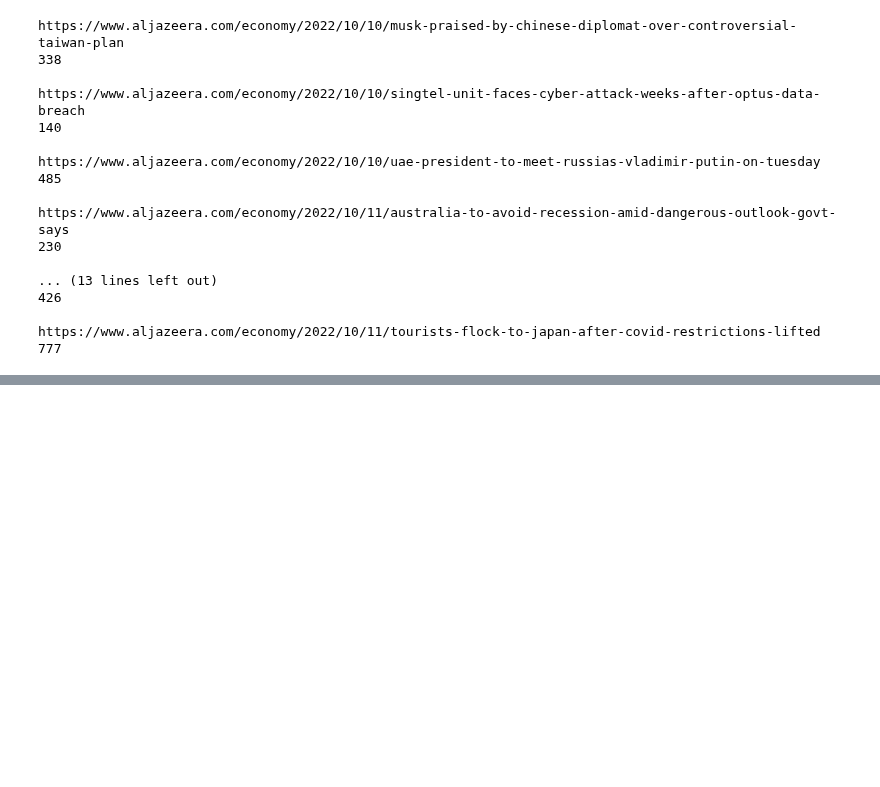
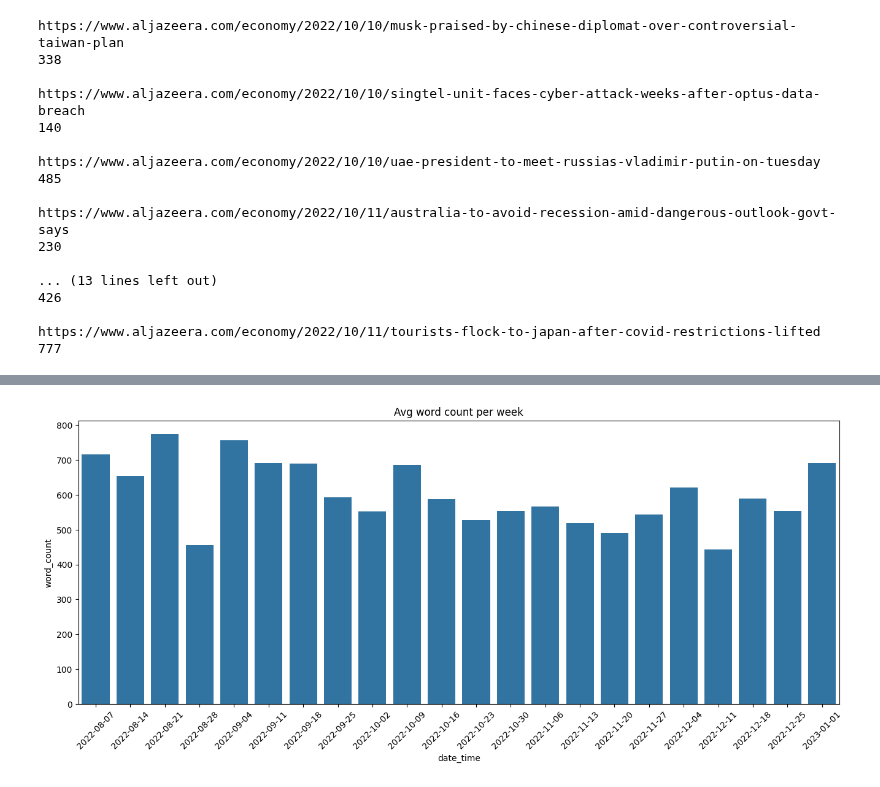
Before and after one commit to jelfes/AlJazeeraWebScraper, a Jupyter notebook: alpha_aljazeera.ipynb, the cells around one changed output, grey strips where cells are left out. Cells and saved outputs as stored; diff of their text form; code cells hidden in the pictures; blank space fills up the shorter version.

```diff
--- a/alpha_aljazeera.ipynb
+++ b/alpha_aljazeera.ipynb
@@ -221,0 +130,6 @@ aljazeera_urls
+# %%
+weekly_word_count = df2.groupby(pd.Grouper(key='date_time', freq='W')).mean("word_count")
+weekly_article_count = df2.groupby(pd.Grouper(key='date_time', freq='W')).id.count()
+weekly_stats = pd.merge(weekly_word_count, weekly_article_count, how="left", on="date_time")
+
+weekly_stats.head()
@@ -222,3 +144,12 @@ aljazeera_urls
+# %%
+fig, ax = plt.subplots(figsize=(16, 6))
+
+sns.barplot(weekly_stats, x="date_time", y="word_count")
+ax.tick_params("x", labelrotation=45)
+plt.title("Avg word count per week")
+plt.show()
+# %% [output]
+[figure, added]
 # %%
 fig, ax = plt.subplots(figsize=(16, 6))
 
```
Also changed, not shown: parts of 26 cells of this notebook.
